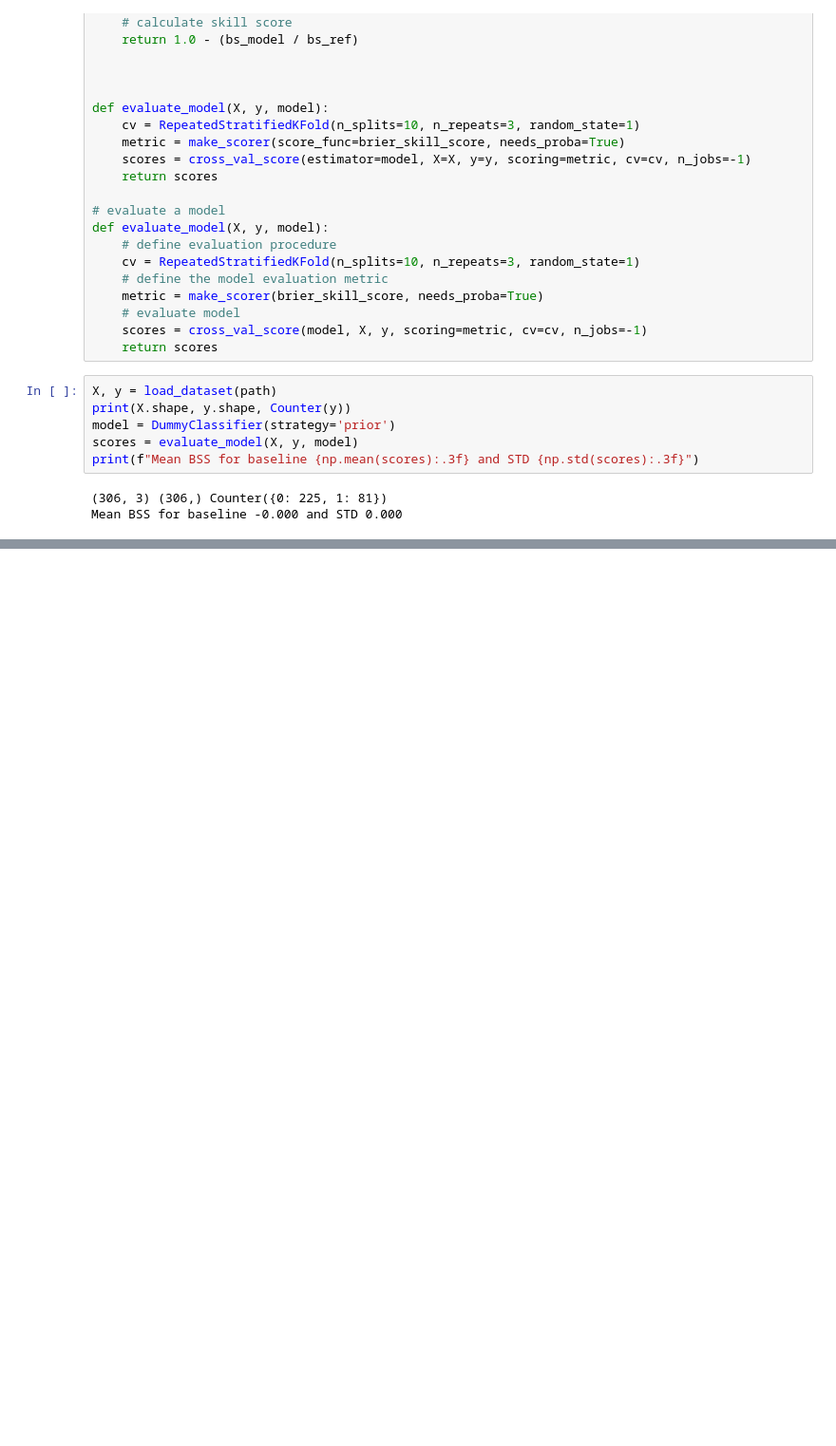
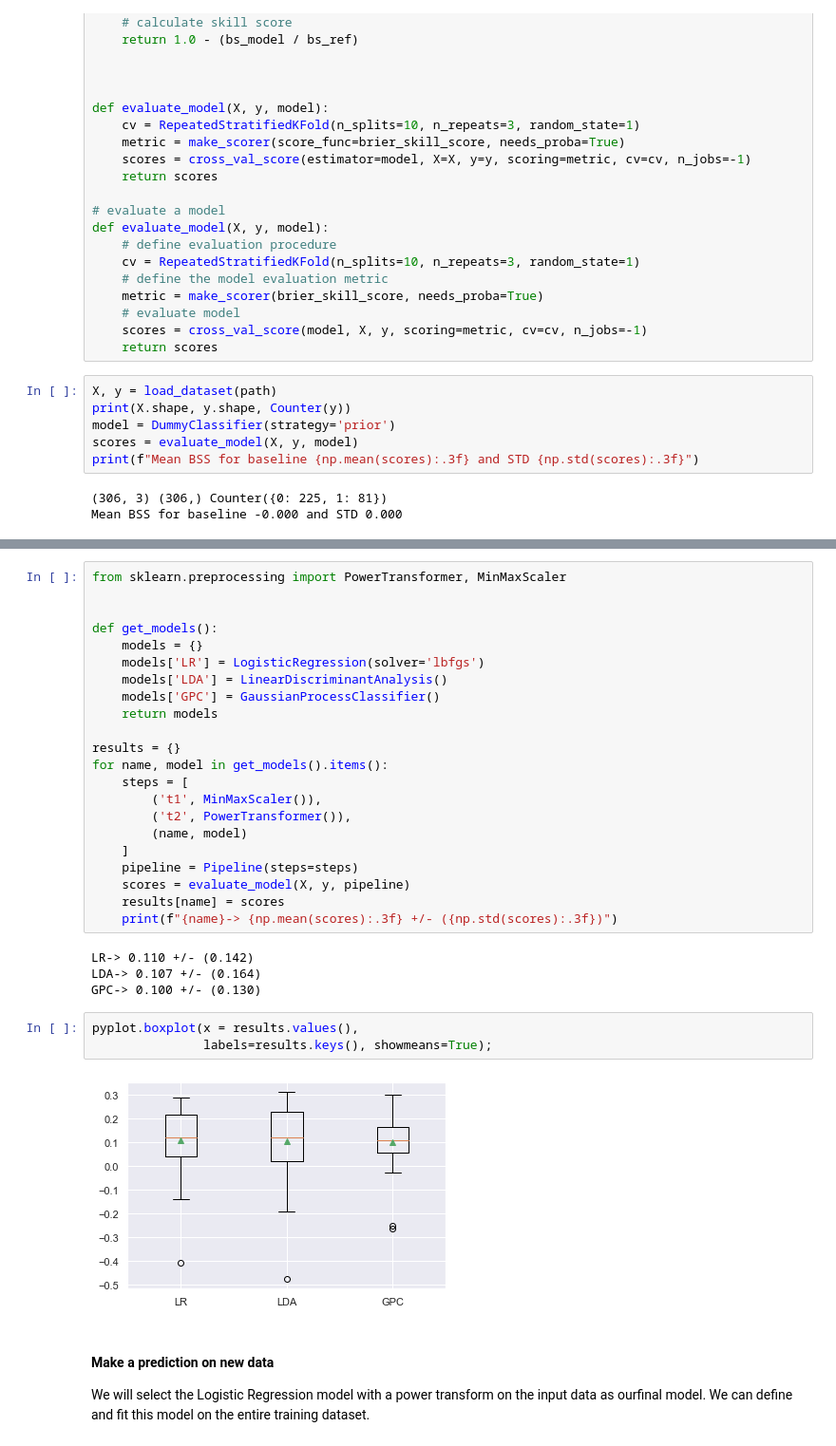
Before and after one commit to giordafrancis/imbalanced-learning, a Jupyter notebook: _P6_Projects_Haberman_Breast_Cancer_Classification.ipynb, the cells around one changed output, grey strips where cells are left out. Shown: that part at 95% size. Drawn from its saved outputs; the diff is of its cells as text; blank space fills up the shorter version.

```diff
--- a/_P6_Projects_Haberman_Breast_Cancer_Classification.ipynb
+++ b/_P6_Projects_Haberman_Breast_Cancer_Classification.ipynb
@@ -103,0 +189,35 @@ Mean BSS for baseline -0.000 and STD 0.000
+# %%
+from sklearn.preprocessing import PowerTransformer, MinMaxScaler
+
+
+def get_models():
+    models = {}
+    models['LR'] = LogisticRegression(solver='lbfgs')
+    models['LDA'] = LinearDiscriminantAnalysis()
+    models['GPC'] = GaussianProcessClassifier()
+    return models
+
+results = {}
+for name, model in get_models().items():
+    steps = [
+        ('t1', MinMaxScaler()),
+        ('t2', PowerTransformer()),
+        (name, model)
+    ]
+    pipeline = Pipeline(steps=steps)
+    scores = evaluate_model(X, y, pipeline)
+    results[name] = scores
+    print(f"{name}-> {np.mean(scores):.3f} +/- ({np.std(scores):.3f})")
+# %% [output]
+LR-> 0.110 +/- (0.142)
+LDA-> 0.107 +/- (0.164)
+GPC-> 0.100 +/- (0.130)
+# %%
+pyplot.boxplot(x = results.values(),
+               labels=results.keys(), showmeans=True);
+# %% [output]
+[figure, added]
+# %% [markdown]
+#### Make a prediction on new data
+
+We will select the Logistic Regression model with a power transform on the input data as ourfinal model.  We can define and fit this model on the entire training dataset.
```
Also changed, not shown: parts of 15 cells of this notebook, 1 other file.
